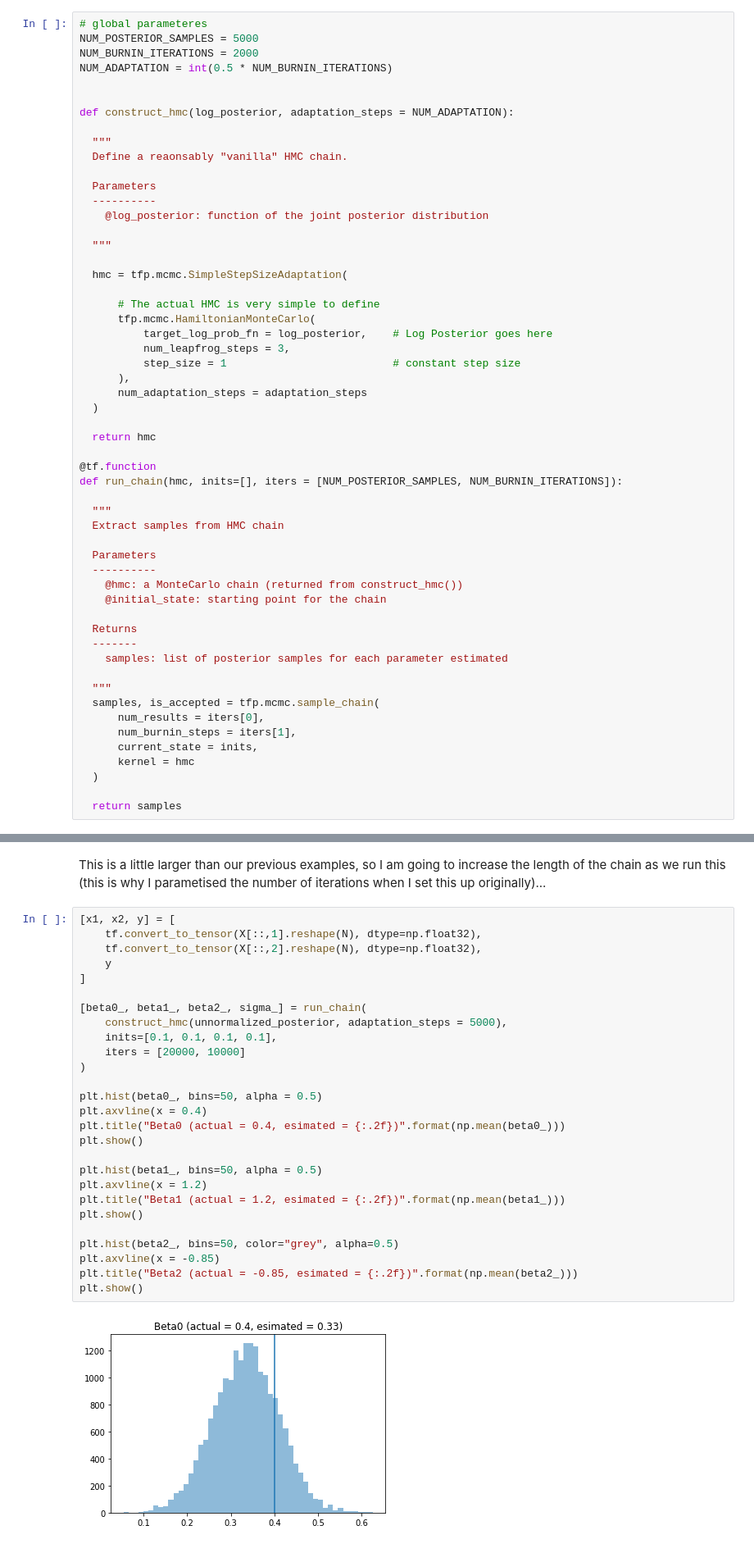
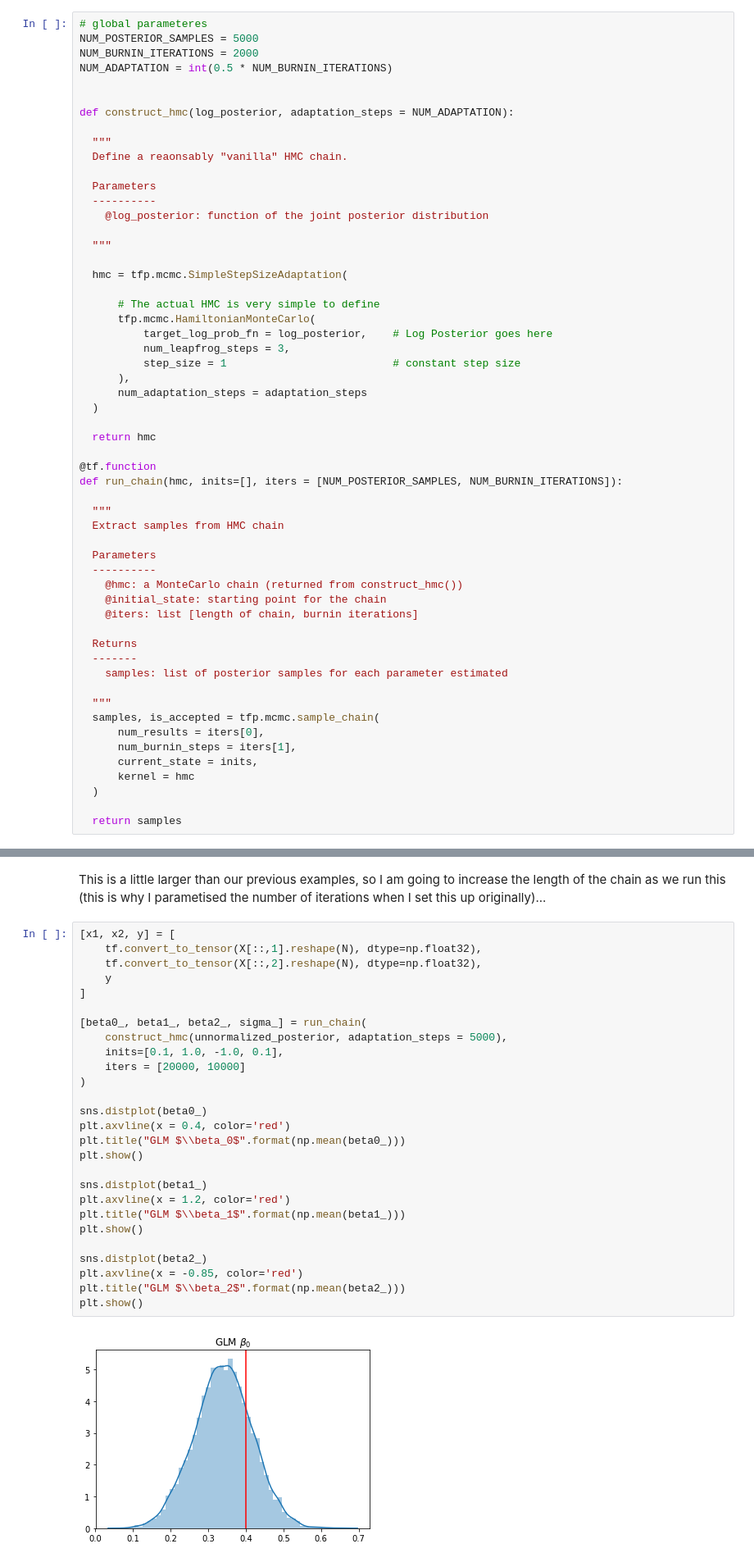
Before and after one commit to nickb-/tensorflow-probability-100days, a Jupyter notebook: notebooks/tfp_day_09-12_MCMC.ipynb, the cells around one changed output, grey strips where cells are left out. Shown at 82% size. Saved outputs shown, nothing was run; the diff lists cells and outputs as text.

Commit message:
Updated images and initial starting points

```diff
--- a/notebooks/tfp_day_09-12_MCMC.ipynb
+++ b/notebooks/tfp_day_09-12_MCMC.ipynb
@@ -99,6 +100,7 @@ def run_chain(hmc, inits=[], iters = [NUM_POSTERIOR_SAMPLES, NUM_BURNIN_ITERATIO
   ----------
     @hmc: a MonteCarlo chain (returned from construct_hmc())
     @initial_state: starting point for the chain
+    @iters: list [length of chain, burnin iterations]
 
   Returns
   -------
@@ -498,29 +510,29 @@ This is a little larger than our previous examples, so I am going to increase th
 # %%
 [x1, x2, y] = [
     tf.convert_to_tensor(X[::,1].reshape(N), dtype=np.float32),
     tf.convert_to_tensor(X[::,2].reshape(N), dtype=np.float32),
     y
 ]
 
 [beta0_, beta1_, beta2_, sigma_] = run_chain(
     construct_hmc(unnormalized_posterior, adaptation_steps = 5000),
-    inits=[0.1, 0.1, 0.1, 0.1],
+    inits=[0.1, 1.0, -1.0, 0.1],
     iters = [20000, 10000]
 )
 
-plt.hist(beta0_, bins=50, alpha = 0.5)
-plt.axvline(x = 0.4)
-plt.title("Beta0 (actual = 0.4, esimated = {:.2f})".format(np.mean(beta0_)))
+sns.distplot(beta0_)
+plt.axvline(x = 0.4, color='red')
+plt.title("GLM $\\beta_0$".format(np.mean(beta0_)))
 plt.show()
 
-plt.hist(beta1_, bins=50, alpha = 0.5)
-plt.axvline(x = 1.2)
-plt.title("Beta1 (actual = 1.2, esimated = {:.2f})".format(np.mean(beta1_)))
+sns.distplot(beta1_)
+plt.axvline(x = 1.2, color='red')
+plt.title("GLM $\\beta_1$".format(np.mean(beta1_)))
 plt.show()
 
-plt.hist(beta2_, bins=50, color="grey", alpha=0.5)
-plt.axvline(x = -0.85)
-plt.title("Beta2 (actual = -0.85, esimated = {:.2f})".format(np.mean(beta2_)))
+sns.distplot(beta2_)
+plt.axvline(x = -0.85, color='red')
+plt.title("GLM $\\beta_2$".format(np.mean(beta2_)))
 plt.show()
 # %% [output]
-[figure, old version]
+[figure, new version]
```
Also changed, not shown: parts of 8 cells of this notebook.
